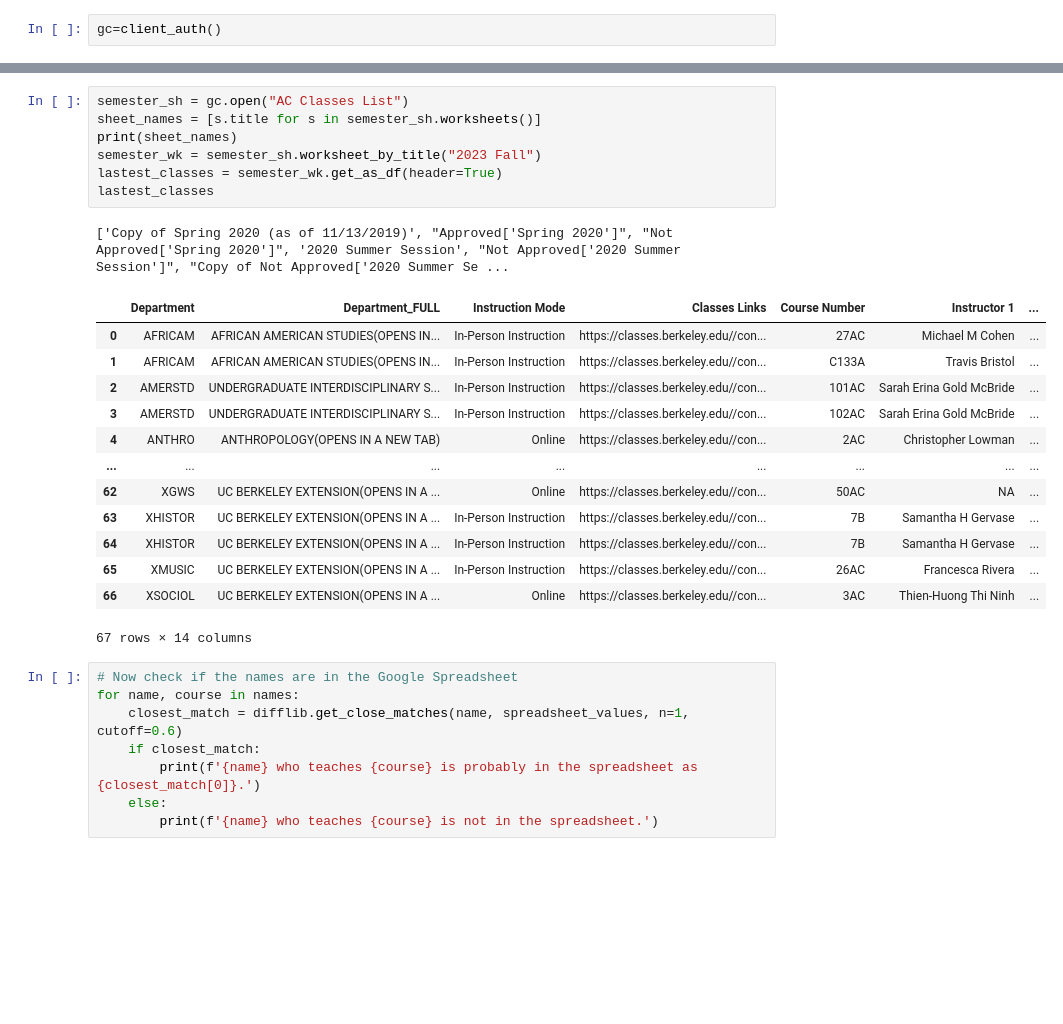
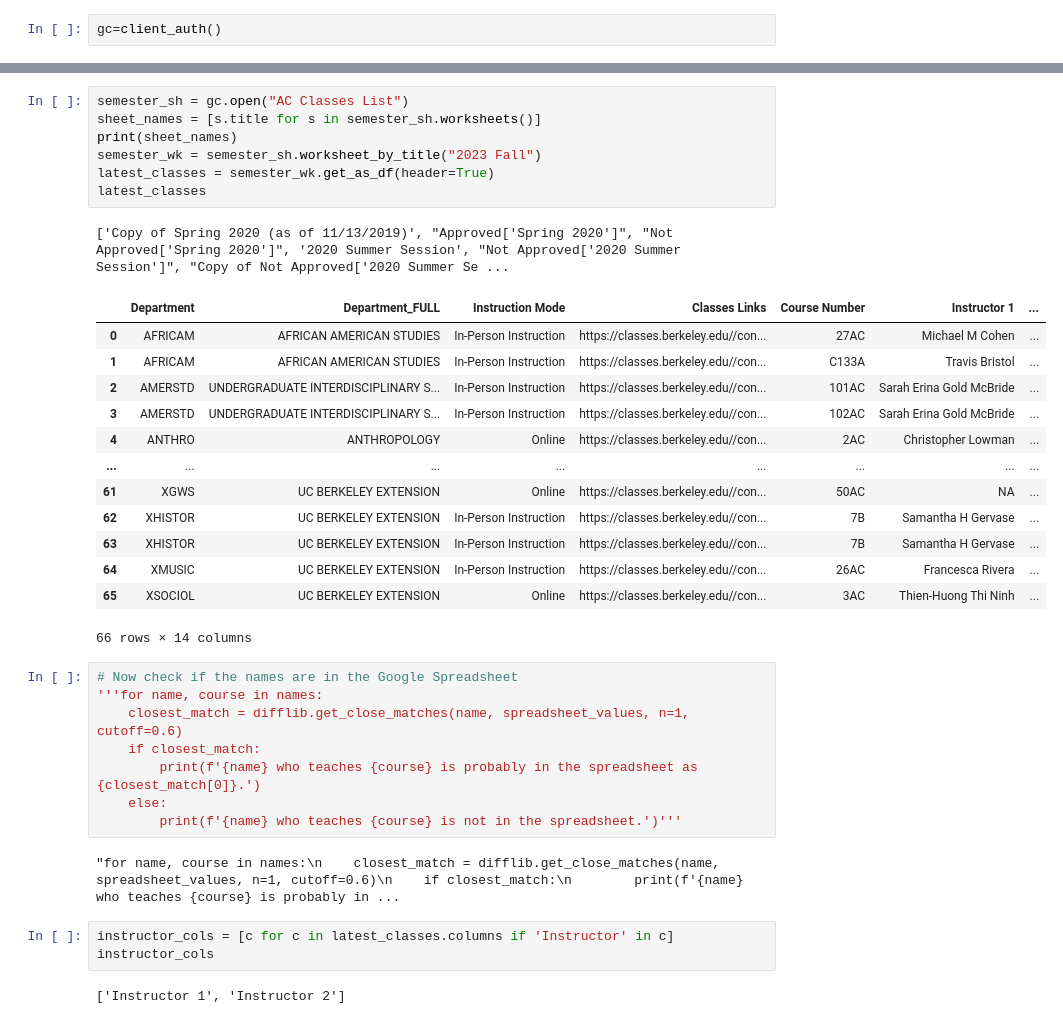
Before and after one commit to jiyoojeong/americancultures, a Jupyter notebook: sort.ipynb, the cells around one changed output, grey strips where cells are left out. Drawn from its saved outputs; the diff is of its cells as text; blank space fills up the shorter version.

Commit message:
diff checker for full name works, now working on edge cases with middle names

```diff
--- a/sort.ipynb
+++ b/sort.ipynb
@@ -45,30 +47,37 @@ senate_df
 # %%
 semester_sh = gc.open("AC Classes List")
 sheet_names = [s.title for s in semester_sh.worksheets()]
 print(sheet_names)
 semester_wk = semester_sh.worksheet_by_title("2023 Fall")
-lastest_classes = semester_wk.get_as_df(header=True)
-lastest_classes
+latest_classes = semester_wk.get_as_df(header=True)
+latest_classes
 # %% [output]
 ['Copy of Spring 2020 (as of 11/13/2019)', "Approved['Spring 2020']", "Not Approved['Spring 2020']", '2020 Summer Session', "Not Approved['2020 Summer Session']", "Copy of Not Approved['2020 Summer Se ...
 |  | Department | Department_FULL | Instruction Mode | Classes Links | Course Number | Instructor 1 | ... |
-| 0 | AFRICAM | AFRICAN AMERICAN STUDIES(OPENS IN... | In-Person Instruction | https://classes.berkeley.edu//con... | 27AC | Michael M Cohen | ... |
-| 1 | AFRICAM | AFRICAN AMERICAN STUDIES(OPENS IN... | In-Person Instruction | https://classes.berkeley.edu//con... | C133A | Travis Bristol | ... |
+| 0 | AFRICAM | AFRICAN AMERICAN STUDIES | In-Person Instruction | https://classes.berkeley.edu//con... | 27AC | Michael M Cohen | ... |
+| 1 | AFRICAM | AFRICAN AMERICAN STUDIES | In-Person Instruction | https://classes.berkeley.edu//con... | C133A | Travis Bristol | ... |
 | 2 | AMERSTD | UNDERGRADUATE INTERDISCIPLINARY S... | In-Person Instruction | https://classes.berkeley.edu//con... | 101AC | Sarah Erina Gold McBride | ... |
 | 3 | AMERSTD | UNDERGRADUATE INTERDISCIPLINARY S... | In-Person Instruction | https://classes.berkeley.edu//con... | 102AC | Sarah Erina Gold McBride | ... |
-| 4 | ANTHRO | ANTHROPOLOGY(OPENS IN A NEW TAB) | Online | https://classes.berkeley.edu//con... | 2AC | Christopher Lowman | ... |
+| 4 | ANTHRO | ANTHROPOLOGY | Online | https://classes.berkeley.edu//con... | 2AC | Christopher Lowman | ... |
 | ... | ... | ... | ... | ... | ... | ... | ... |
-| 62 | XGWS | UC BERKELEY EXTENSION(OPENS IN A ... | Online | https://classes.berkeley.edu//con... | 50AC | NA | ... |
-| 63 | XHISTOR | UC BERKELEY EXTENSION(OPENS IN A ... | In-Person Instruction | https://classes.berkeley.edu//con... | 7B | Samantha H Gervase | ... |
-| 64 | XHISTOR | UC BERKELEY EXTENSION(OPENS IN A ... | In-Person Instruction | https://classes.berkeley.edu//con... | 7B | Samantha H Gervase | ... |
-| 65 | XMUSIC | UC BERKELEY EXTENSION(OPENS IN A ... | In-Person Instruction | https://classes.berkeley.edu//con... | 26AC | Francesca Rivera | ... |
-| 66 | XSOCIOL | UC BERKELEY EXTENSION(OPENS IN A ... | Online | https://classes.berkeley.edu//con... | 3AC | Thien-Huong Thi Ninh | ... |
+| 61 | XGWS | UC BERKELEY EXTENSION | Online | https://classes.berkeley.edu//con... | 50AC | NA | ... |
+| 62 | XHISTOR | UC BERKELEY EXTENSION | In-Person Instruction | https://classes.berkeley.edu//con... | 7B | Samantha H Gervase | ... |
+| 63 | XHISTOR | UC BERKELEY EXTENSION | In-Person Instruction | https://classes.berkeley.edu//con... | 7B | Samantha H Gervase | ... |
+| 64 | XMUSIC | UC BERKELEY EXTENSION | In-Person Instruction | https://classes.berkeley.edu//con... | 26AC | Francesca Rivera | ... |
+| 65 | XSOCIOL | UC BERKELEY EXTENSION | Online | https://classes.berkeley.edu//con... | 3AC | Thien-Huong Thi Ninh | ... |
-67 rows × 14 columns
+66 rows × 14 columns
 # %%
 # Now check if the names are in the Google Spreadsheet
-for name, course in names:
+'''for name, course in names:
     closest_match = difflib.get_close_matches(name, spreadsheet_values, n=1, cutoff=0.6)
     if closest_match:
         print(f'{name} who teaches {course} is probably in the spreadsheet as {closest_match[0]}.')
     else:
-        print(f'{name} who teaches {course} is not in the spreadsheet.')
+        print(f'{name} who teaches {course} is not in the spreadsheet.')'''
+# %% [output]
+"for name, course in names:\n    closest_match = difflib.get_close_matches(name, spreadsheet_values, n=1, cutoff=0.6)\n    if closest_match:\n        print(f'{name} who teaches {course} is probably in ...
+# %%
+instructor_cols = [c for c in latest_classes.columns if 'Instructor' in c]
+instructor_cols
+# %% [output]
+['Instructor 1', 'Instructor 2']
```
Also changed, not shown: parts of 8 cells of this notebook.
